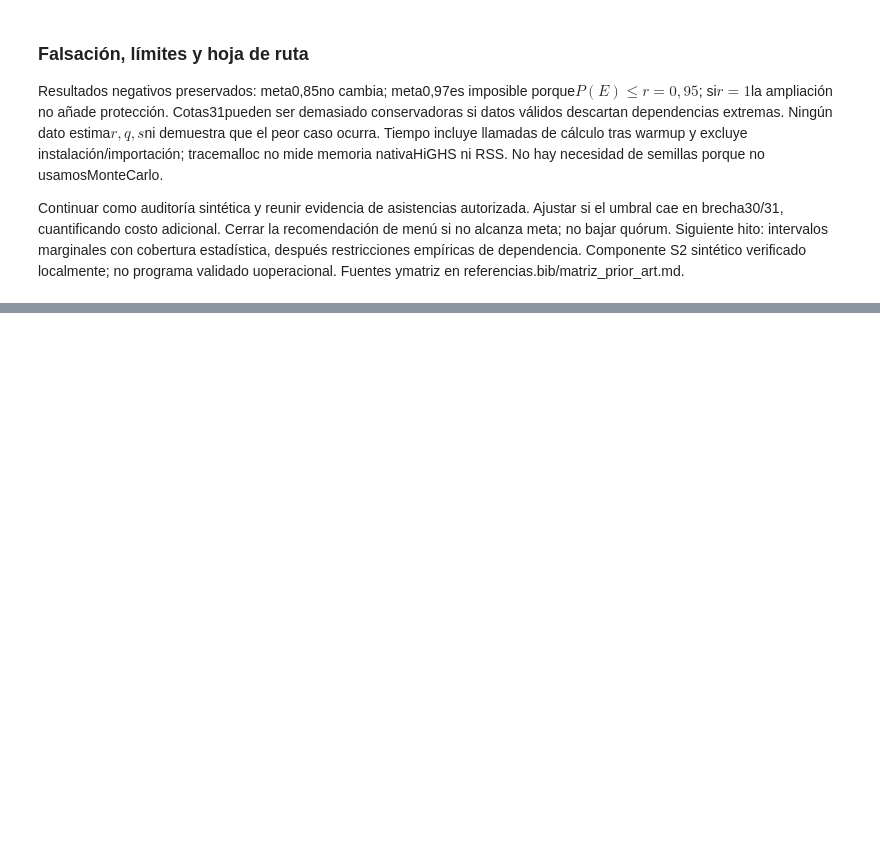
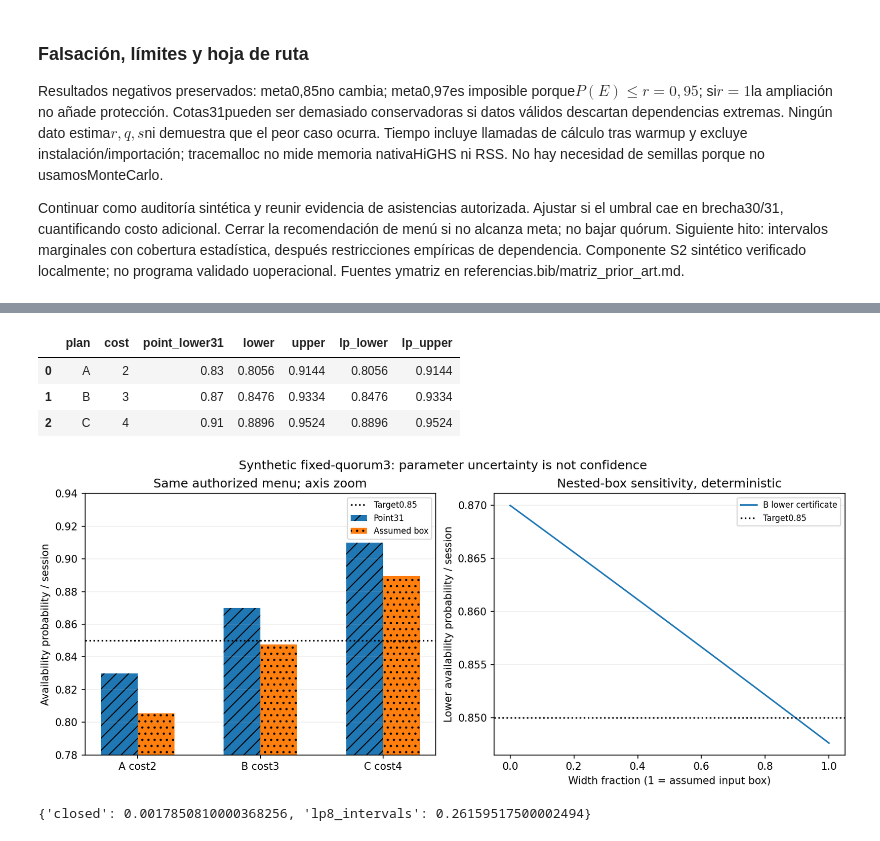
Before and after one commit to Jose85100/Portafolio, a Jupyter notebook: 06-strategy-innovation-and-leadership/21-executive-governance-board-decisions/quorum-common-cause-gate/notebook.ipynb, the cells around one changed output, grey strips where cells are left out. Cells and saved outputs as stored; diff of their text form; code cells hidden in the pictures; blank space fills up the shorter version.

Commit message:
feat(strategy): certify assumed marginal uncertainty with interval LP and independent review

```diff
--- a/06-strategy-innovation-and-leadership/21-executive-governance-board-decisions/quorum-common-cause-gate/notebook.ipynb
+++ b/06-strategy-innovation-and-leadership/21-executive-governance-board-decisions/quorum-common-cause-gate/notebook.ipynb
@@ -296,0 +314,9 @@ Continuar como auditoría sintética y reunir evidencia de asistencias autorizad
+# %%
+from src.interval_role import ProbabilityInterval as PI, IntervalPlan, interval_bounds, select_interval
+from benchmarks.interval_run import load_config, lp_bounds
+icfg,iplans,irisk,ishock=load_config()
+idf=pd.DataFrame([{'plan':p.name,'cost':p.cost,**interval_bounds(p,irisk,ishock)} for p in iplans])
+display(icfg['interval_semantics'])
+display(idf.round(6))
+assert abs(idf.loc[1,'lower']-.8476)<1e-12
+assert select_interval(iplans,irisk,ishock,icfg['target']).name=='C'
@@ -296,0 +362,18 @@ Continuar como auditoría sintética y reunir evidencia de asistencias autorizad
+# %%
+display(pd.read_csv('results/interval_plans.csv').round(6))
+display(Image(filename='results/interval_role.png'))
+isummary=json.loads(Path('results/interval_summary.json').read_text())
+display(isummary['timing_n100_median_seconds'])
+for p in iplans:
+    rpoint=PI(.95,.95);spoint=PI(.2,.2)
+    qmid=(p.q1.lower+p.q1.upper)/2
+    ipoint=IntervalPlan(p.name,PI(qmid,qmid),PI(qmid,qmid),p.cost)
+    expected=joint_bounds(ReservePlan(p.name,qmid,qmid,p.cost))
+    assert abs(interval_bounds(ipoint,rpoint,spoint)['lower']-expected['lower'])<1e-12
+# %% [output]
+|  | plan | cost | point_lower31 | lower | upper | lp_lower | lp_upper |
+| 0 | A | 2 | 0.83 | 0.8056 | 0.9144 | 0.8056 | 0.9144 |
+| 1 | B | 3 | 0.87 | 0.8476 | 0.9334 | 0.8476 | 0.9334 |
+| 2 | C | 4 | 0.91 | 0.8896 | 0.9524 | 0.8896 | 0.9524 |
+[figure, added]
+{'closed': 0.0017850810000368256, 'lp8_intervals': 0.26159517500002494}
```
Also changed, not shown: parts of 11 cells of this notebook, 31 other files.
